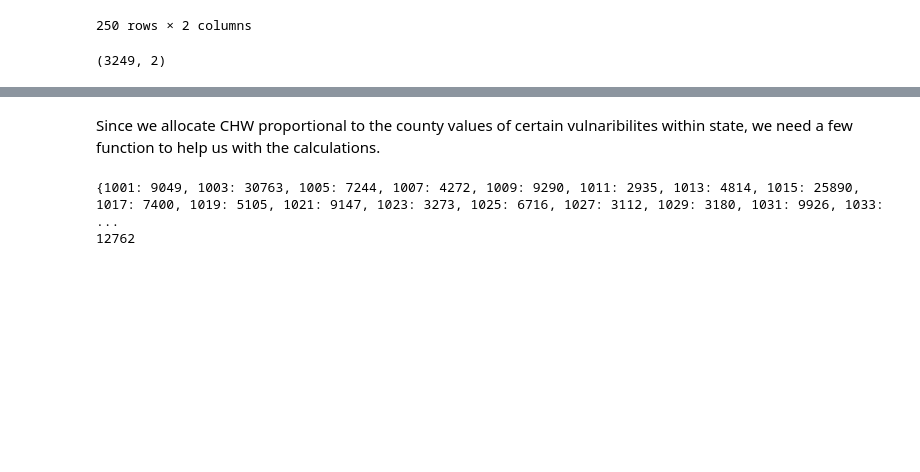
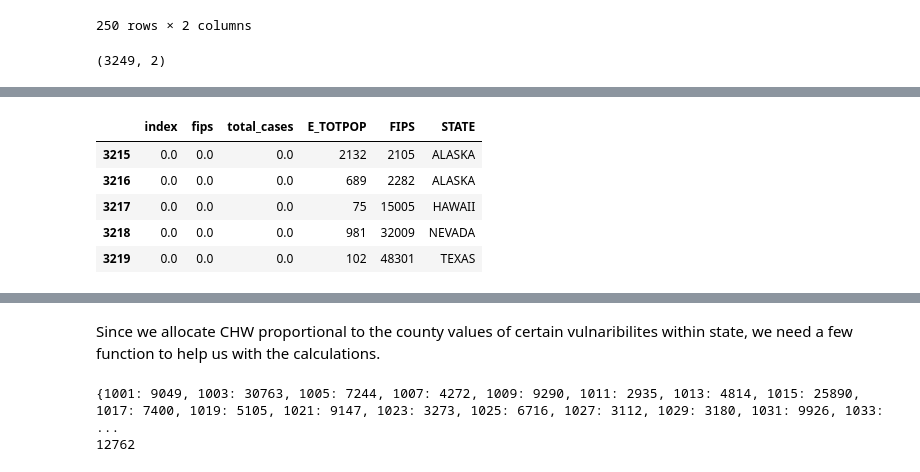
Before and after one commit to CenterForSpatialResearch/newpoliticsofcare_analysis, a Jupyter notebook: Community_Health_Workers_Proportional_Allocation.ipynb, the cells around one changed output, grey strips where cells are left out. Saved outputs shown, nothing was run; the diff lists cells and outputs as text; code cells hidden in the pictures; blank space fills up the shorter version.

```diff
--- a/Community_Health_Workers_Proportional_Allocation.ipynb
+++ b/Community_Health_Workers_Proportional_Allocation.ipynb
@@ -710,6 +727,16 @@ covid_last14_stats['fips'] = covid_last14_stats['fips'].astype(int)
 svi_county['FIPS'] = svi_county['FIPS'].astype(int)
 covid_last14_stats = pd.merge(left = covid_last14_stats, right = svi_county[['E_TOTPOP','FIPS', 'STATE']], how = 'right', right_on = 'FIPS', left_on = 'fips' )
 covid_last14_stats.fillna(0 , inplace=True)
+# %%
+
+covid_last14_stats.tail(5)
+# %% [output]
+|  | index | fips | total_cases | E_TOTPOP | FIPS | STATE |
+| 3215 | 0.0 | 0.0 | 0.0 | 2132 | 2105 | ALASKA |
+| 3216 | 0.0 | 0.0 | 0.0 | 689 | 2282 | ALASKA |
+| 3217 | 0.0 | 0.0 | 0.0 | 75 | 15005 | HAWAII |
+| 3218 | 0.0 | 0.0 | 0.0 | 981 | 32009 | NEVADA |
+| 3219 | 0.0 | 0.0 | 0.0 | 102 | 48301 | TEXAS |
 # %%
 now = pd.to_datetime("now")
 
```
Also changed, not shown: parts of 26 cells of this notebook, 4 other files.
